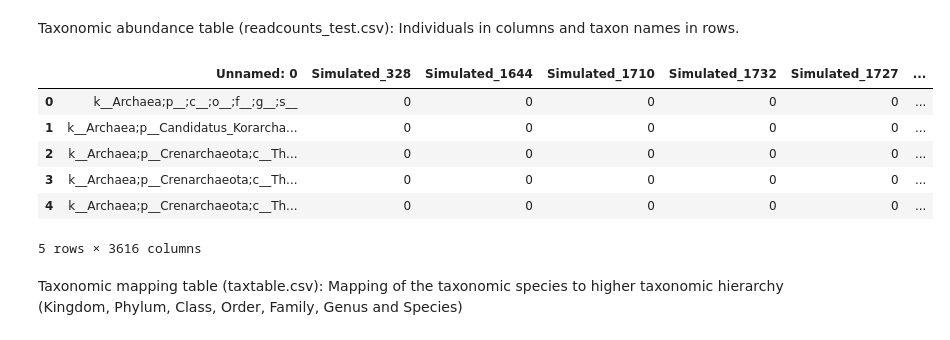
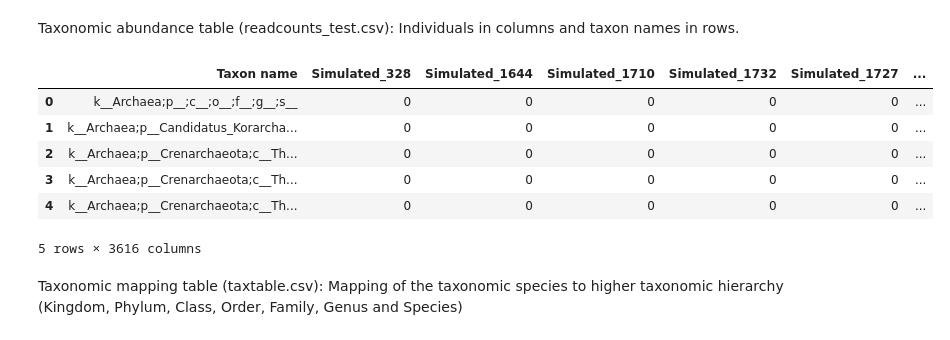
Before and after one commit to ruigomesbioinf/sib_dream_challenge, a Jupyter notebook: src/test.ipynb, the cells around one changed output. Saved outputs shown, nothing was run; the diff lists cells and outputs as text; code cells hidden in the pictures.

```diff
--- a/src/test.ipynb
+++ b/src/test.ipynb
@@ -35,17 +37,18 @@ pheno_train_df.head()
 | 4 | 1727 | 60.738 | 29.862 | 0.0 | 0 | 0.0 | 0.0 | ... |
 # %% [markdown]
 Taxonomic abundance table (readcounts_test.csv): Individuals in columns and taxon names in rows.
-# %%
-read_counts_df = pd.read_csv(read_counts)
-read_counts_df.head()
-# %% [output]
-|  | Unnamed: 0 | Simulated_328 | Simulated_1644 | Simulated_1710 | Simulated_1732 | Simulated_1727 | ... |
-| 0 | k__Archaea;p__;c__;o__;f__;g__;s__ | 0 | 0 | 0 | 0 | 0 | ... |
-| 1 | k__Archaea;p__Candidatus_Korarcha... | 0 | 0 | 0 | 0 | 0 | ... |
-| 2 | k__Archaea;p__Crenarchaeota;c__Th... | 0 | 0 | 0 | 0 | 0 | ... |
-| 3 | k__Archaea;p__Crenarchaeota;c__Th... | 0 | 0 | 0 | 0 | 0 | ... |
-| 4 | k__Archaea;p__Crenarchaeota;c__Th... | 0 | 0 | 0 | 0 | 0 | ... |
-5 rows × 3616 columns
+# %%
+read_counts_df = pd.read_csv(read_counts)
+read_counts_df.rename(columns={"Unnamed: 0": "Taxon name"}, inplace=True) # rename the first column to Taxon name
+read_counts_df.head()
+# %% [output]
+|  | Taxon name | Simulated_328 | Simulated_1644 | Simulated_1710 | Simulated_1732 | Simulated_1727 | ... |
+| 0 | k__Archaea;p__;c__;o__;f__;g__;s__ | 0 | 0 | 0 | 0 | 0 | ... |
+| 1 | k__Archaea;p__Candidatus_Korarcha... | 0 | 0 | 0 | 0 | 0 | ... |
+| 2 | k__Archaea;p__Crenarchaeota;c__Th... | 0 | 0 | 0 | 0 | 0 | ... |
+| 3 | k__Archaea;p__Crenarchaeota;c__Th... | 0 | 0 | 0 | 0 | 0 | ... |
+| 4 | k__Archaea;p__Crenarchaeota;c__Th... | 0 | 0 | 0 | 0 | 0 | ... |
+5 rows × 3616 columns
 # %% [markdown]
 Taxonomic mapping table (taxtable.csv): Mapping of the taxonomic species to higher taxonomic hierarchy (Kingdom, Phylum, Class, Order, Family, Genus and Species)
 # %%
```
Also changed, not shown: parts of 13 cells of this notebook.
